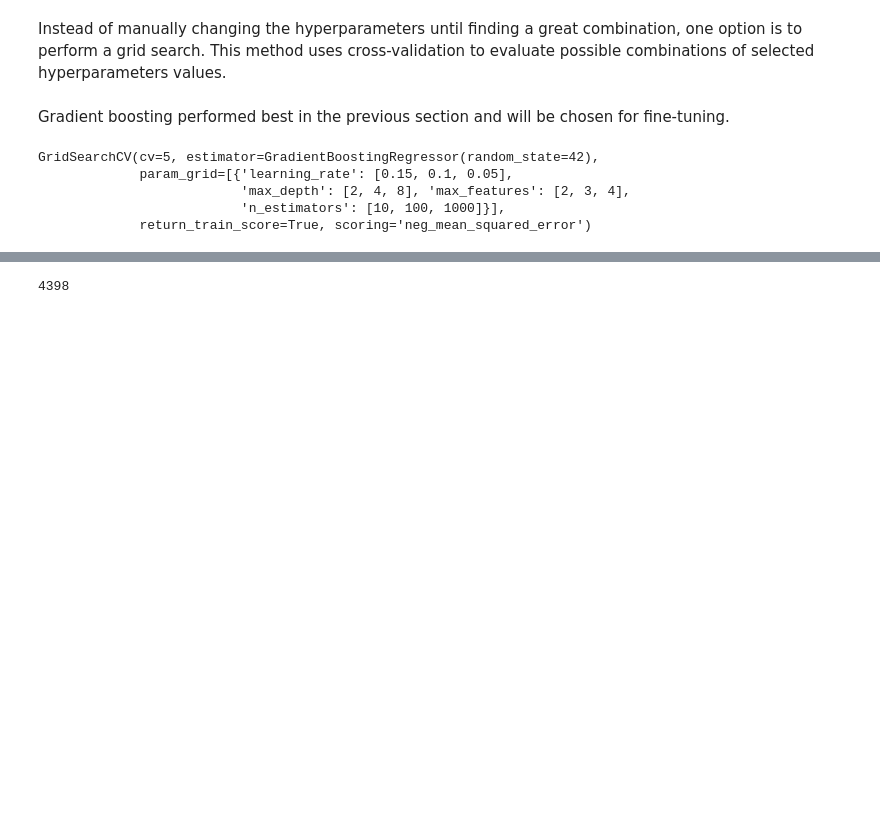
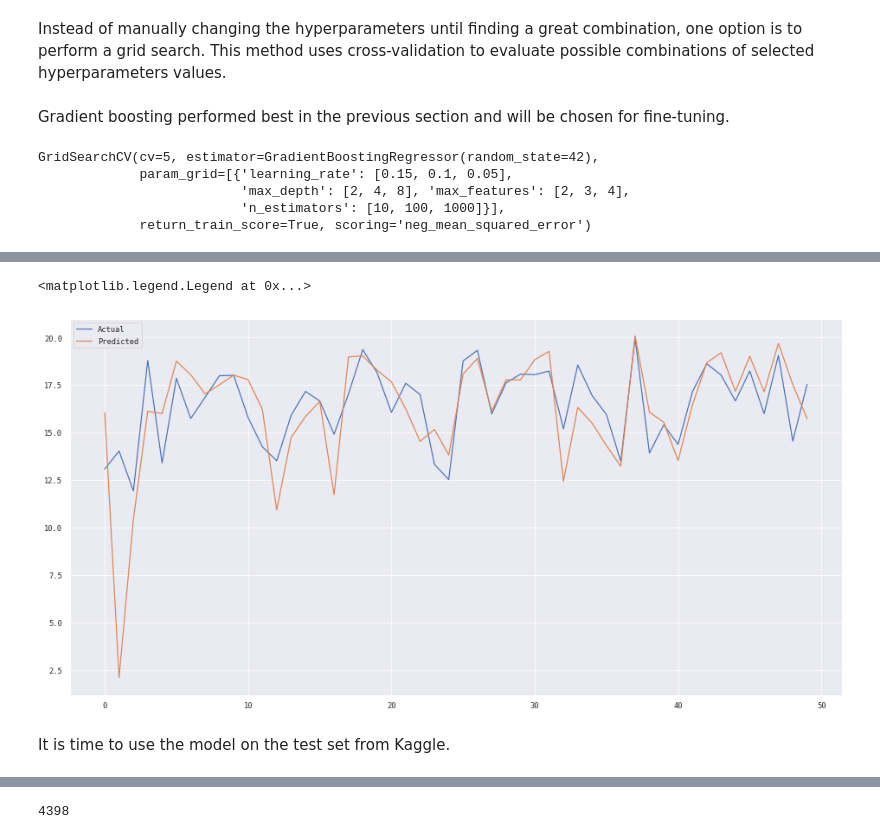
Before and after one commit to h578010/dat158, a Jupyter notebook: TMDB Box Office/TMDB Box Office.ipynb, the cells around one changed output, grey strips where cells are left out. Cells and saved outputs as stored; diff of their text form; code cells hidden in the pictures; blank space fills up the shorter version.

```diff
--- a/TMDB Box Office/TMDB Box Office.ipynb
+++ b/TMDB Box Office/TMDB Box Office.ipynb
@@ -729,0 +746,2 @@ GradientBoostingRegressor(learning_rate=0.05, max_depth=2, max_features=4,
+# %%
+final_prediction = gb_best.predict(X_test)
@@ -730,3 +756,15 @@ GradientBoostingRegressor(learning_rate=0.05, max_depth=2, max_features=4,
+# %%
+data = pd.DataFrame({'Predicted': final_prediction, 'Actual': y_test})
+fig = plt.figure(figsize = (16,8))
+data = data.reset_index()
+data = data.drop(['index'],axis = 1)
+plt.plot(data[:50])
+plt.legend(['Actual','Predicted'])
+# %% [output]
+<matplotlib.legend.Legend at 0x...>
+[figure, added]
+# %% [markdown]
+It is time to use the model on the test set from Kaggle.
 # %%
 test_prepared = pipeline(test)
 test_prepared['budget'] = np.log1p(test_prepared['budget'])
```
Also changed, not shown: parts of 54 cells of this notebook.
